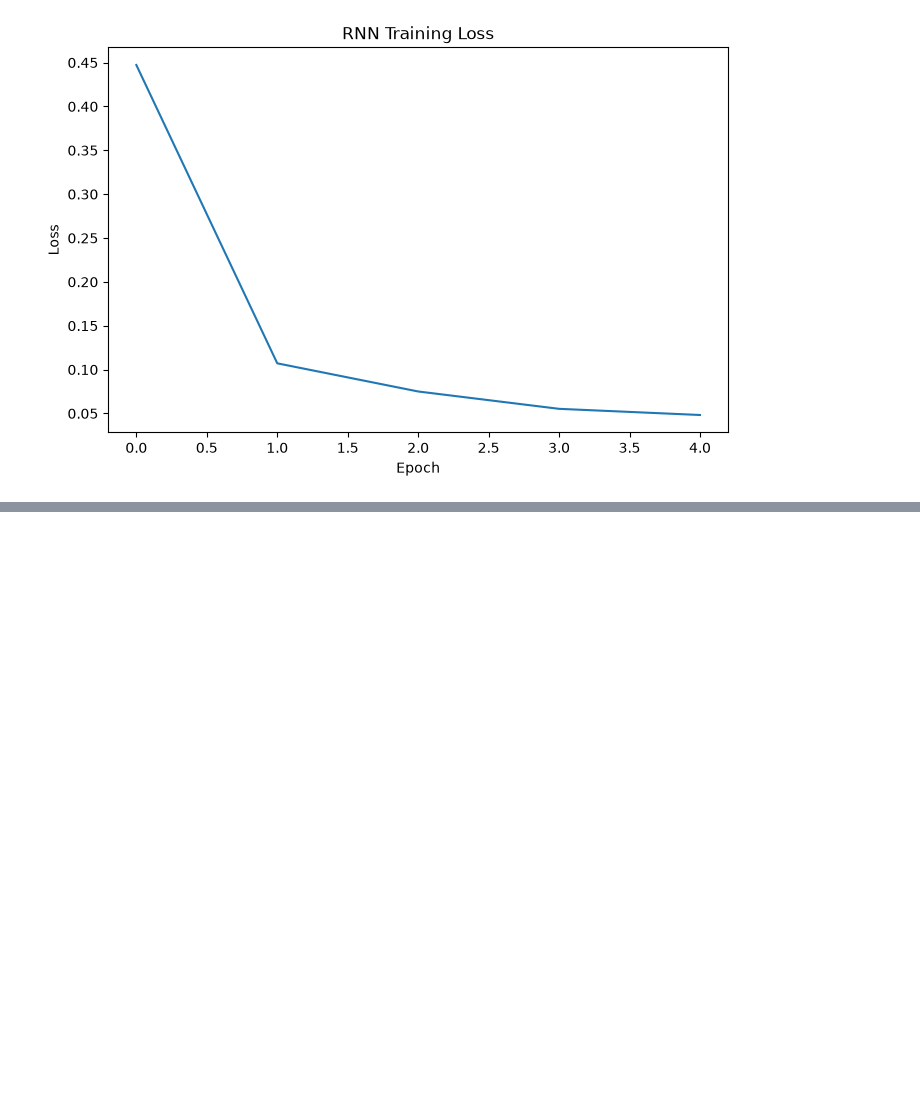
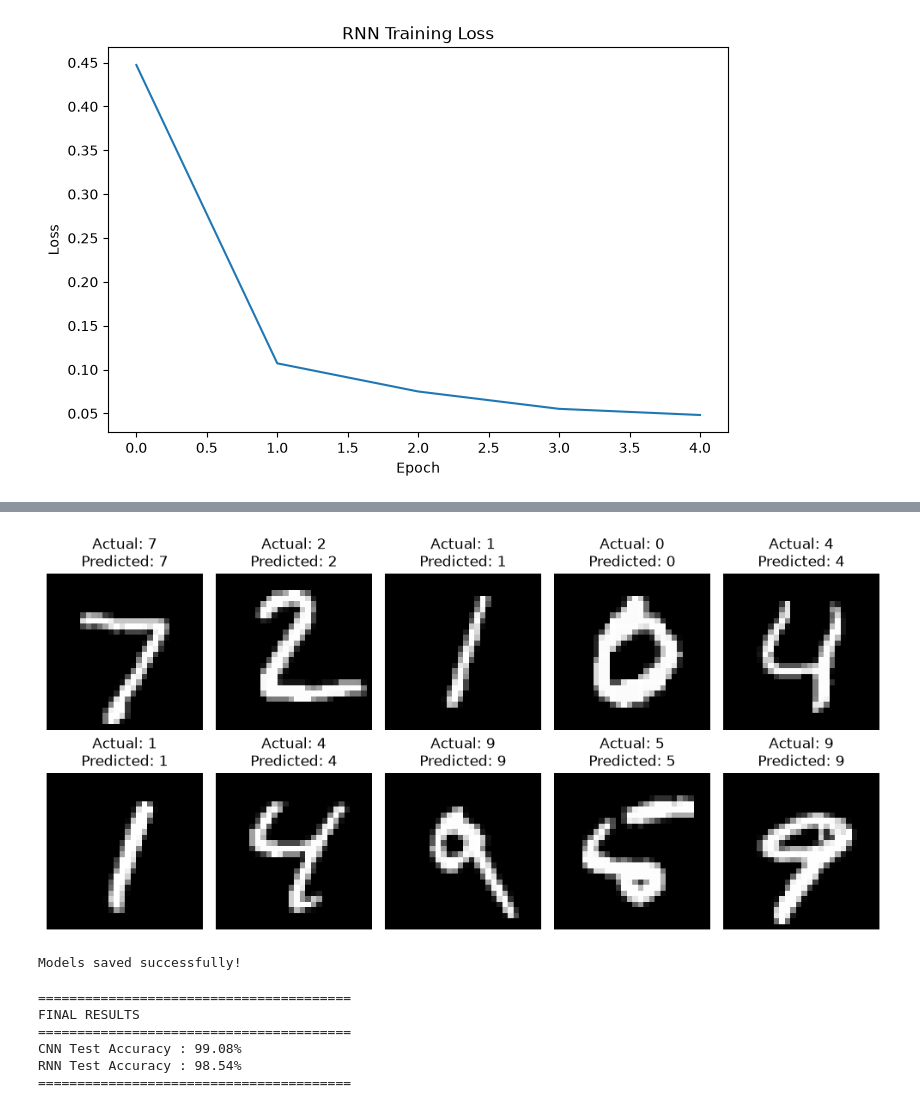
Before and after one commit to sayan629/AI_ML_python, a Jupyter notebook: (41) Deep Learning Part 6/MNIST_Handwritten_Analysis.ipynb, the cells around one changed output, grey strips where cells are left out. Cells and saved outputs as stored; diff of their text form; code cells hidden in the pictures; blank space fills up the shorter version.

```diff
--- a/(41) Deep Learning Part 6/MNIST_Handwritten_Analysis.ipynb
+++ b/(41) Deep Learning Part 6/MNIST_Handwritten_Analysis.ipynb
@@ -409,0 +511,66 @@ plt.show()
+# %%
+cnn_model.eval()
+
+images, labels = next(iter(test_loader))
+
+images = images.to(device)
+
+with torch.no_grad():
+
+    outputs = cnn_model(images)
+
+    _, predictions = torch.max(outputs, 1)
+
+images = images.cpu()
+predictions = predictions.cpu()
+labels = labels.cpu()
+# %%
+fig, axes = plt.subplots(2, 5, figsize=(10, 5))
+
+for i, ax in enumerate(axes.flat):
+
+    ax.imshow(
+        images[i].squeeze(),
+        cmap="gray"
+    )
+
+    ax.set_title(
+        f"Actual: {labels[i]}\nPredicted: {predictions[i]}"
+    )
+
+    ax.axis("off")
+
+plt.tight_layout()
+plt.show()
+# %% [output]
+[figure, added]
+# %%
+torch.save(
+    cnn_model.state_dict(),
+    "mnist_cnn.pth"
+)
+
+torch.save(
+    rnn_model.state_dict(),
+    "mnist_rnn.pth"
+)
+
+print("Models saved successfully!")
+# %% [output]
+Models saved successfully!
+# %%
+print("=" * 40)
+print("FINAL RESULTS")
+print("=" * 40)
+
+print(f"CNN Test Accuracy : {cnn_accuracy:.2f}%")
+print(f"RNN Test Accuracy : {rnn_accuracy:.2f}%")
+
+print("=" * 40)
+# %% [output]
+========================================
+FINAL RESULTS
+========================================
+CNN Test Accuracy : 99.08%
+RNN Test Accuracy : 98.54%
+========================================
```
Also changed, not shown: parts of 7 cells of this notebook, 2 other files.
